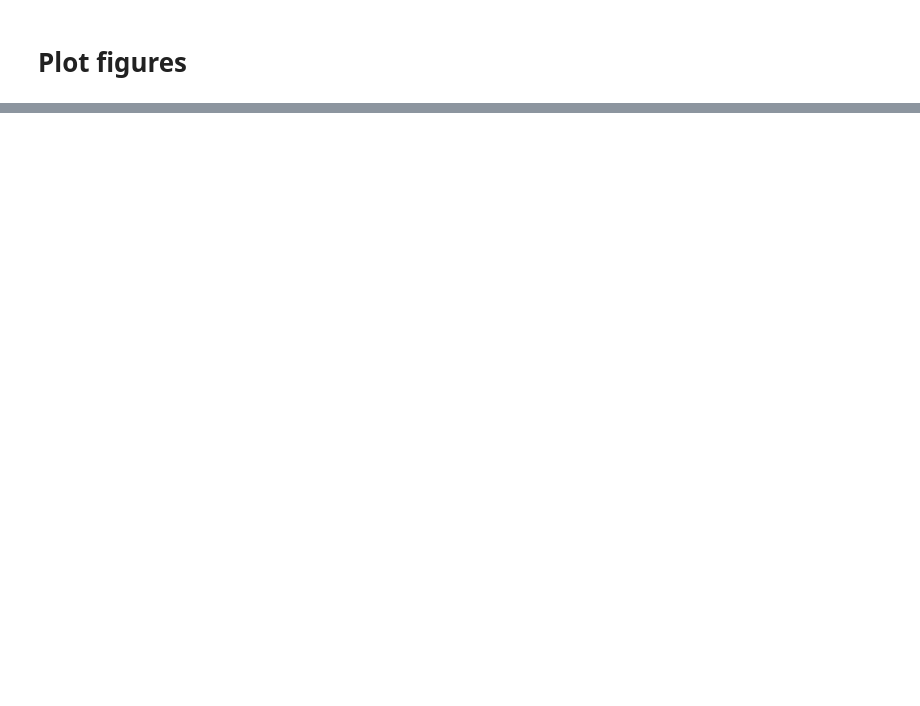
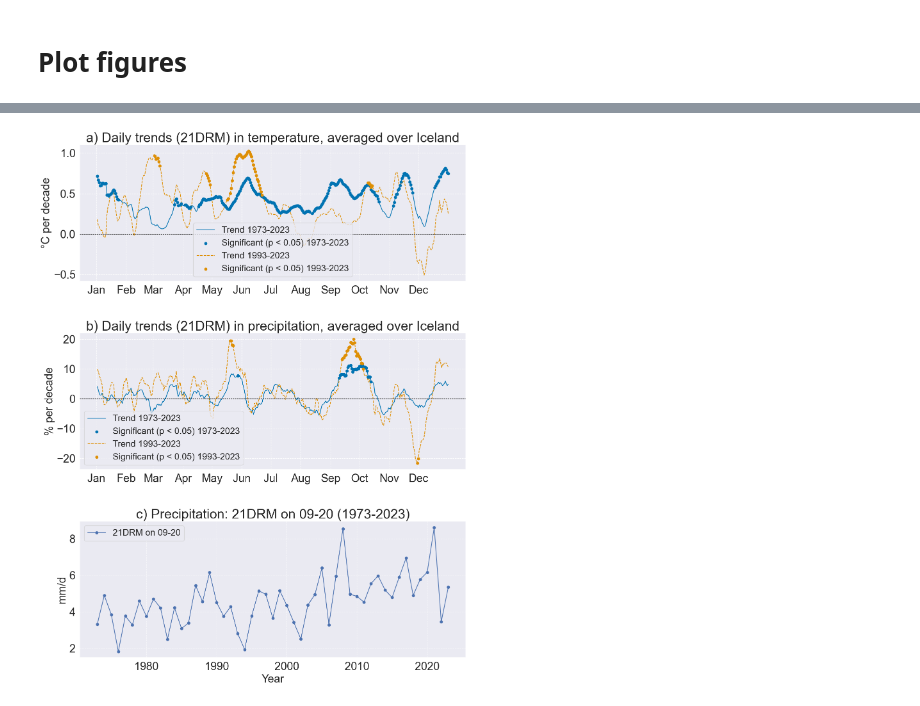
Before and after one commit to hhelgason/iceland-hydro-trends, a Jupyter notebook: notebooks/Figure7_21DRM_iceland_trends.ipynb, the cells around one changed output, grey strips where cells are left out. Saved outputs shown, nothing was run; the diff lists cells and outputs as text; code cells hidden in the pictures; blank space fills up the shorter version.

Commit message:
Updating notebook to use met data from GEE
Instead of using local ERA5-Land files we now use data downloaded from GEE

```diff
--- a/notebooks/Figure7_21DRM_iceland_trends.ipynb
+++ b/notebooks/Figure7_21DRM_iceland_trends.ipynb
@@ -97,7 +74,7 @@ import matplotlib.pyplot as plt
 from scipy.stats import kendalltau
 sns.set()
 
-save_path = Path(r"C:\Users\hordurbhe\OneDrive - Landsvirkjun\Changes in streamflow in Iceland\paper\Figures_Final")
+save_path = Path(r"C:\Users\hordurbhe\OneDrive - Landsvirkjun\Changes in streamflow in Iceland\paper\HESS peer review process\Revised manuscript\Figures")
 
 def calculate_and_plot_trends_comparison(df, variable_name, start_year1, end_year1, start_year2, end_year2, window_length=21, use_percentage=False, ax=None):
     """
@@ -142,7 +119,7 @@ def calculate_and_plot_trends_comparison(df, variable_name, start_year1, end_yea
             if len(daily_values) > 0:
                 x = np.arange(len(daily_values))
                 slope = np.polyfit(x, daily_values.values.flatten(), 1)[0]
-                trend = (slope / daily_values.mean().values[0]) * 100 * 10 if use_percentage else slope * 10
+                trend = (slope / daily_values.mean()) * 100 * 10 if use_percentage else slope * 10
                 trends.append(trend)
                 _, p_value = kendalltau(x, daily_values.values.flatten())
                 significance.append(p_value < 0.05)
@@ -294,0 +187,85 @@ plt.show()
+# %%
+import os
+import matplotlib.pyplot as plt
+
+# Create a 3x1 subplot layout
+fig, axes = plt.subplots(3, 1, figsize=(14, 18))
+
+# Plot temperature trends in the first subplot
+calculate_and_plot_trends_comparison(
+    daily_era5_df['t2m'],
+    variable_name="temperature (°C)",
+    start_year1=1973,
+    end_year1=2023,
+    start_year2=1993,
+    end_year2=2023,
+    window_length=21,
+    use_percentage=False,
+    ax=axes[0]
+)
+
+# Plot precipitation trends in the second subplot
+calculate_and_plot_trends_comparison(
+    daily_era5_df['tp'],
+    variable_name="precipitation (%)",
+    start_year1=1973,
+    end_year1=2023,
+    start_year2=1993,
+    end_year2=2023,
+    window_length=21,
+    use_percentage=True,
+    ax=axes[1]
+)
+
+# Plot the 21-day moving average for September 20th in the third subplot
+def extract_and_plot_series_in_subplot(ax, df, target_date, start_year, end_year, window_length=21):
+    """
+    Extract the 21-day moving average for a specific date across all years and plot it on a given subplot.
+
+    Parameters:
+        ax (matplotlib.axes.Axes): Existing axis to plot on.
+        df (pd.DataFrame): Time series with a DatetimeIndex.
+        target_date (str): Target date in "MM-DD" format (e.g., "09-20").
+        start_year (int): Start year for the analysis.
+        end_year (int): End year for the analysis.
+        window_length (int): Window length for the moving average.
+    """
+    # Filter data for the specified years
+    df_filtered = df[str(start_year):str(end_year)]
+
+    # Calculate the 21-day moving average
+    df_ma = df_filtered.rolling(window=window_length, center=True).mean()
+
+    # Extract the values for the target date across all years
+    target_series = df_ma[df_ma.index.strftime("%m-%d") == target_date]
+
+    # Plot the extracted series
+    ax.plot(target_series.index.year, target_series.values, marker='o', label=f"21DRM on {target_date}")
+    ax.set_title(f"c) Precipitation: 21DRM on {target_date} ({start_year}-{end_year})")
+    ax.set_xlabel("Year")
+    ax.set_ylabel("mm/d")
+    ax.grid(linestyle="--", alpha=0.7)
+    ax.legend()
+
+# Add the third plot to the last subplot
+extract_and_plot_series_in_subplot(
+    ax=axes[2],
+    df=daily_era5_df['tp'],
+    target_date="09-20",
+    start_year=1973,
+    end_year=2023,
+    window_length=21
+)
+
+# Adjust layout and save the combined figure
+plt.tight_layout()
+
+savepath = os.path.join(save_path, 'Figure7_iceland_21DRM.pdf')
+plt.savefig(savepath, dpi=300)
+
+savepath = os.path.join(save_path, 'Figure7_iceland_21DRM.png')
+plt.savefig(savepath, dpi=300)
+
+plt.show()
+# %% [output]
+[figure, added]
```
Also changed, not shown: parts of 5 cells of this notebook.
